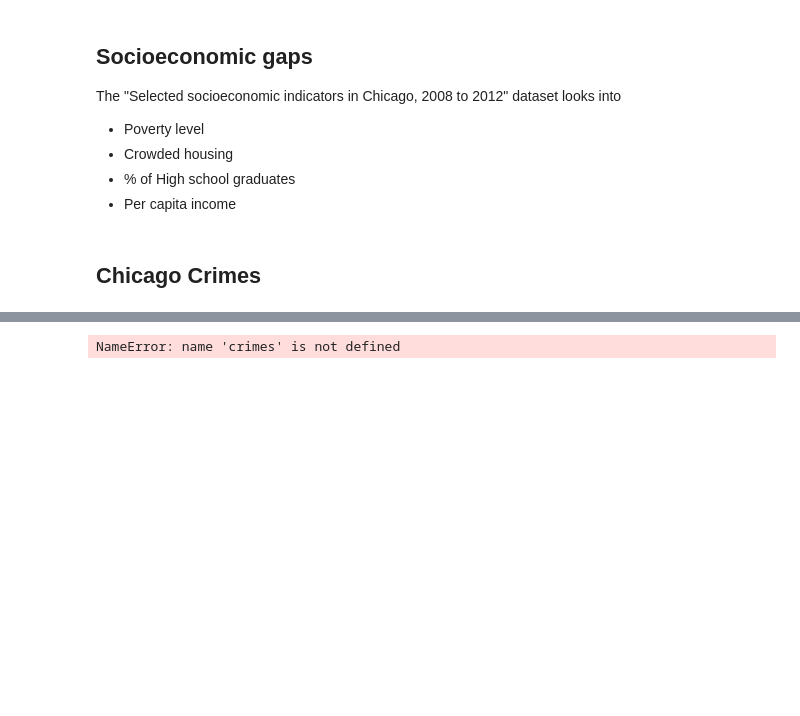
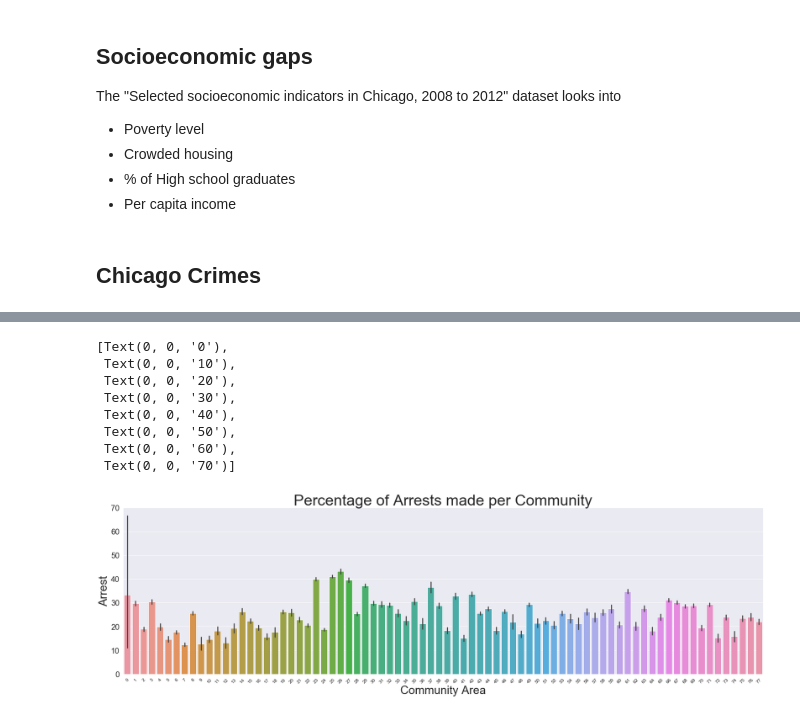
Before and after one commit to edgeslab/CS418-Project, a Jupyter notebook: 418_Project.ipynb, the cells around one changed output, grey strips where cells are left out. Saved outputs shown, nothing was run; the diff lists cells and outputs as text; code cells hidden in the pictures; blank space fills up the shorter version.

```diff
--- a/418_Project.ipynb
+++ b/418_Project.ipynb
@@ -149,11 +147,19 @@ plot.set_xticklabels(lst, rotation=45)
 # %%
-#sns.set(rc={'figure.figsize':(30,8)})
+sns.set(rc={'figure.figsize':(30,8)})
 sns.set_context(rc={"font.size":15,"axes.titlesize":40,"axes.labelsize":30, 'figure.figsize':(50,200), 'xtick.labelsize':12, 'ytick.labelsize':20})
 lst= ['0', '1', '2','3','4','5','6','7','8','9','10','11','12','13','14','15','16','17','18','19','20','21','22','23','24','25','26','27','28','29','30','31','32','33','34','35','36','37','38','39','40','41','42','43','44','45','46','47','48','49','50','51','52','53','54','55','56','57','58','59','60','61','62','63','64','65','66','67','68','69','70','71','72','73','74','75','76','77']
 lst2=['0','10','20','30','40','50','60', '70' ]
-plot=sns.barplot(x="Community Area", y="Arrest", data=crimes)
+plot=sns.barplot(x="Community Area", y="Arrest", data=crime)
 plot.set_title("Percentage of Arrests made per Community")
 plot.set_xticklabels(lst, rotation=45)
 plot.set_yticklabels(lst2)
 # %% [output]
-NameError: name 'crimes' is not defined
+[Text(0, 0, '0'),
+ Text(0, 0, '10'),
+ Text(0, 0, '20'),
+ Text(0, 0, '30'),
+ Text(0, 0, '40'),
+ Text(0, 0, '50'),
+ Text(0, 0, '60'),
+ Text(0, 0, '70')]
+[figure, added]
```
Also changed, not shown: parts of 3 cells of this notebook.
